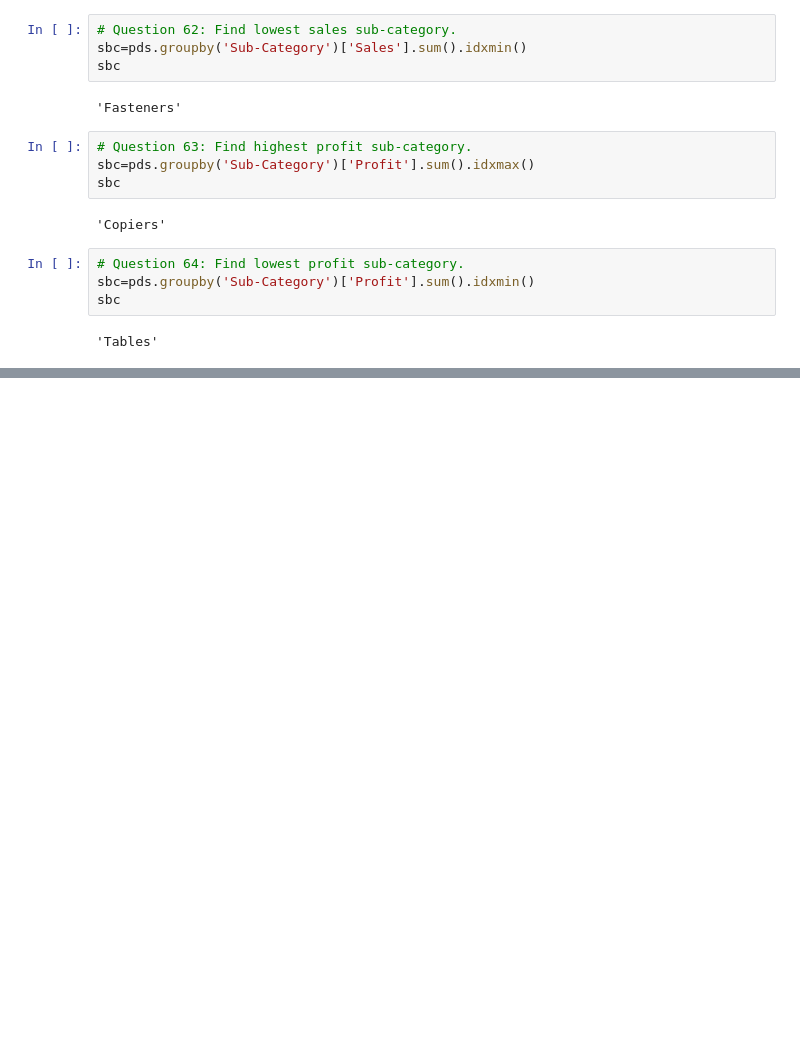
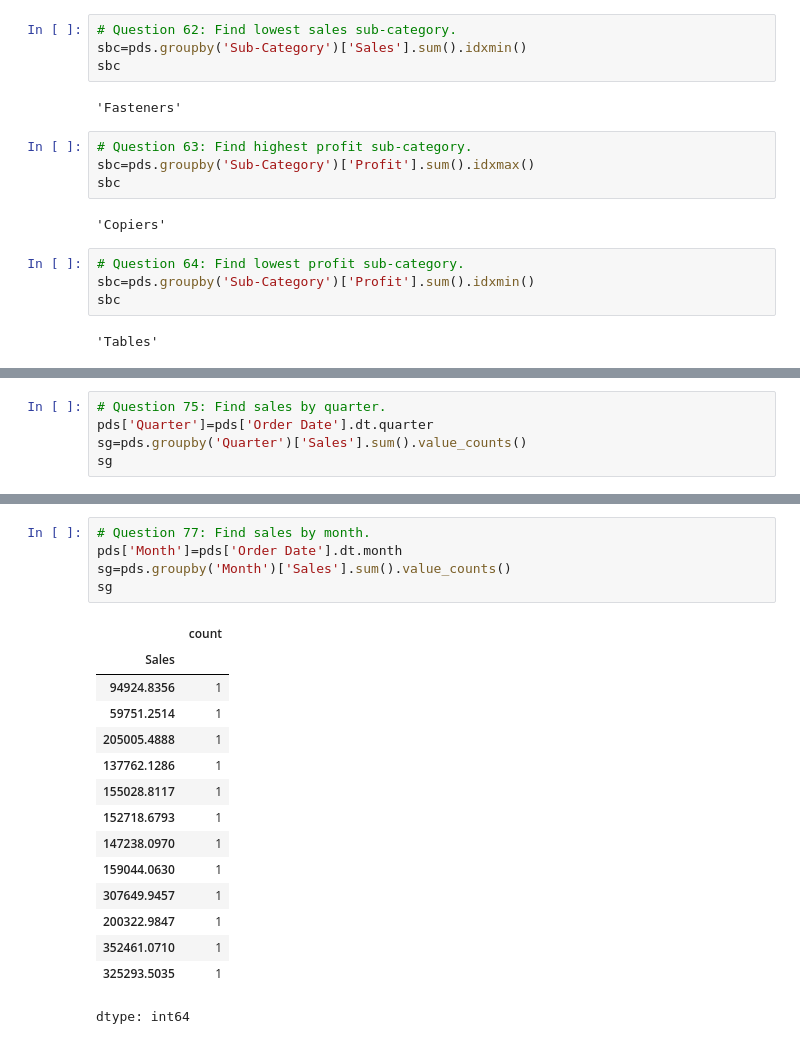
Before and after one commit to havigowda9625/AIML-DS-, a Jupyter notebook: Pandas_Assignment.ipynb, the cells around one changed output, grey strips where cells are left out. Drawn from its saved outputs; the diff is of its cells as text; blank space fills up the shorter version.

```diff
--- a/Pandas_Assignment.ipynb
+++ b/Pandas_Assignment.ipynb
@@ -643,0 +790,5 @@ sbc
+# %%
+# Question 75: Find sales by quarter.
+pds['Quarter']=pds['Order Date'].dt.quarter
+sg=pds.groupby('Quarter')['Sales'].sum().value_counts()
+sg
@@ -643,0 +815,21 @@ sbc
+# %%
+# Question 77: Find sales by month.
+pds['Month']=pds['Order Date'].dt.month
+sg=pds.groupby('Month')['Sales'].sum().value_counts()
+sg
+# %% [output]
+|  | count |
+| Sales |  |
+| 94924.8356 | 1 |
+| 59751.2514 | 1 |
+| 205005.4888 | 1 |
+| 137762.1286 | 1 |
+| 155028.8117 | 1 |
+| 152718.6793 | 1 |
+| 147238.0970 | 1 |
+| 159044.0630 | 1 |
+| 307649.9457 | 1 |
+| 200322.9847 | 1 |
+| 352461.0710 | 1 |
+| 325293.5035 | 1 |
+dtype: int64
```
Also changed, not shown: parts of 52 cells of this notebook.
